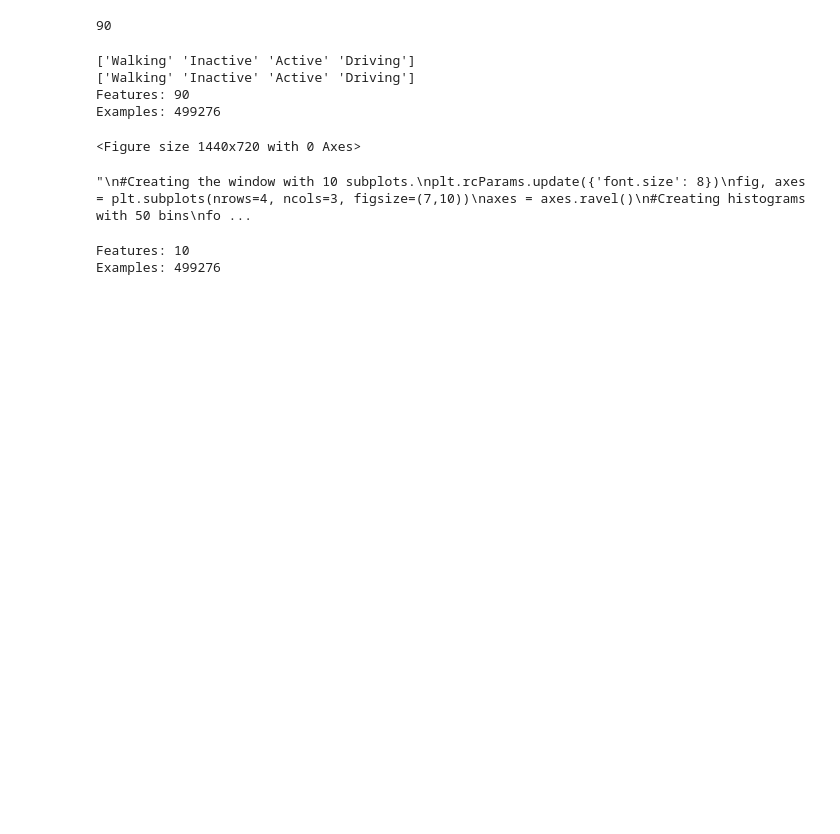
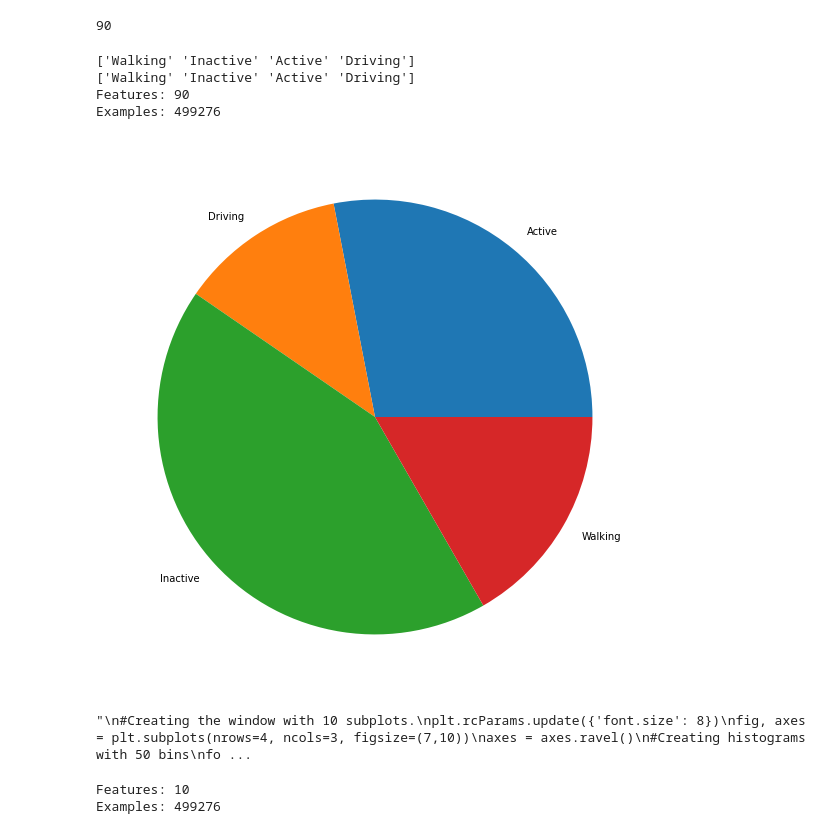
Before and after one commit to joaocarvalho19/Project_ED, a Jupyter notebook: code/code.ipynb, the cells around one changed output. Cells and saved outputs as stored; diff of their text form; code cells hidden in the pictures; blank space fills up the shorter version.

```diff
--- a/code/code.ipynb
+++ b/code/code.ipynb
@@ -59,18 +59,18 @@ Examples: 499276
 # %%
 labels = np.unique(y)
 #print(labels)
 quantity = [np.sum(y == label) for label in labels]
 #print(quantity)
 #print(sum(quantity))
 
 # Creating plot
 fig = plt.figure(figsize =(20, 10))
-#plt.pie(quantity, labels=labels)
+plt.pie(quantity, labels=labels)
 
 # show plot
-#plt.show()
+plt.show()
 # %% [output]
-<Figure size 1440x720 with 0 Axes>
+[figure, added]
 # %%
 # Separating the data
 dfW=df[df['activity'] == "Walking"]
```
Also changed, not shown: parts of 30 cells of this notebook.
